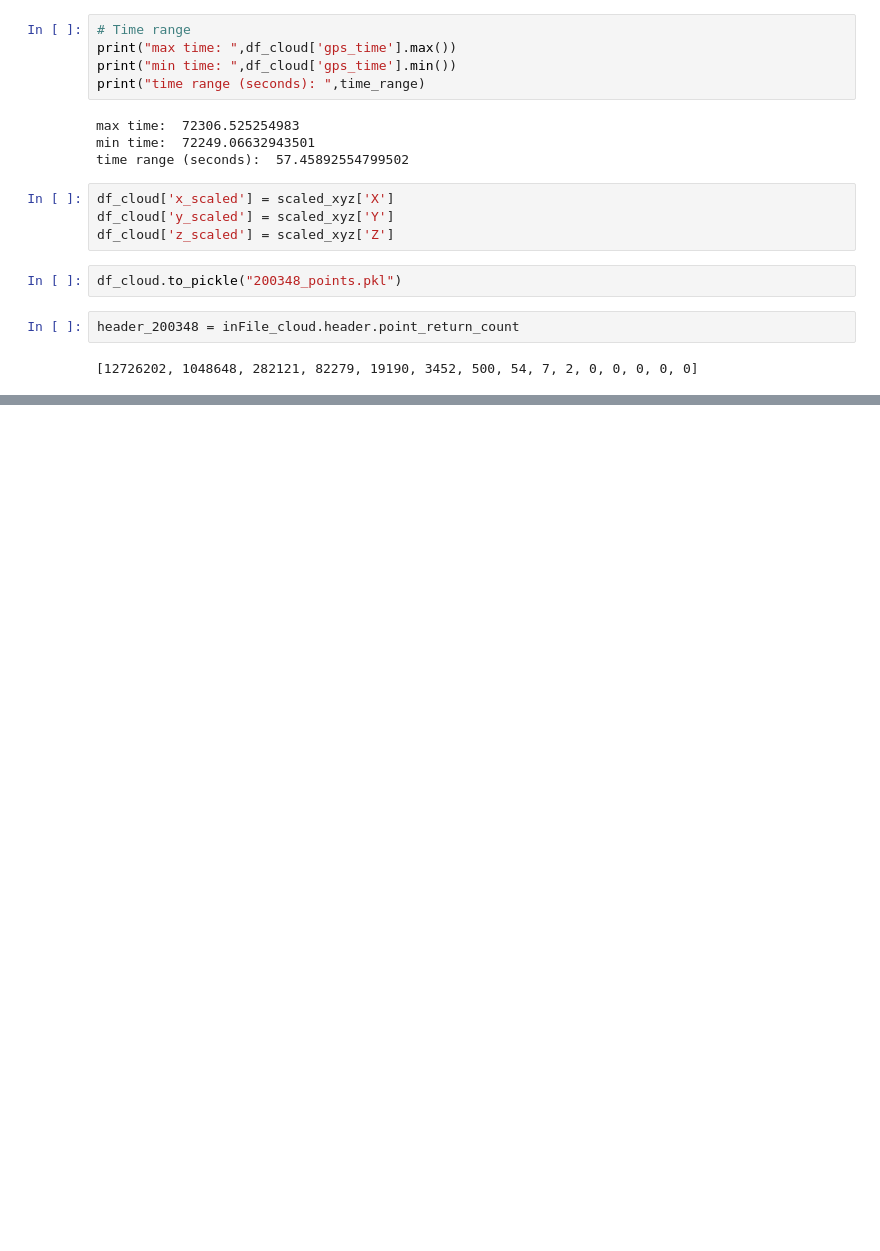
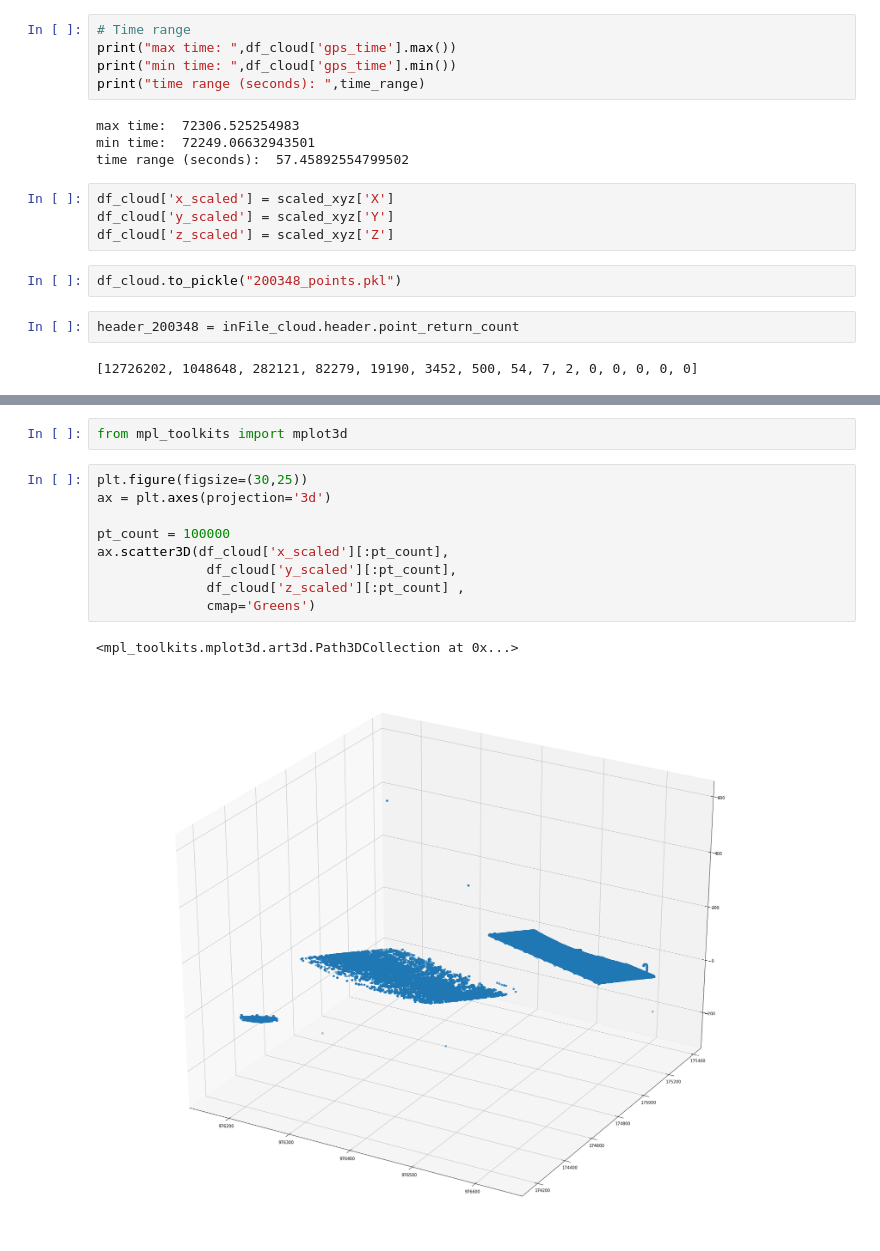
Before and after one commit to mihamerstan/lidar_metrics, a Jupyter notebook: notebooks/laspy_basic_las_viewing_v2.ipynb, the cells around one changed output, grey strips where cells are left out. Saved outputs shown, nothing was run; the diff lists cells and outputs as text; blank space fills up the shorter version.

```diff
--- a/notebooks/laspy_basic_las_viewing_v2.ipynb
+++ b/notebooks/laspy_basic_las_viewing_v2.ipynb
@@ -136,0 +137,14 @@ vlr.parsed_body'''
+# %%
+from mpl_toolkits import mplot3d
+# %%
+plt.figure(figsize=(30,25))
+ax = plt.axes(projection='3d')
+
+pt_count = 100000
+ax.scatter3D(df_cloud['x_scaled'][:pt_count],
+              df_cloud['y_scaled'][:pt_count],
+              df_cloud['z_scaled'][:pt_count] ,
+              cmap='Greens')
+# %% [output]
+<mpl_toolkits.mplot3d.art3d.Path3DCollection at 0x...>
+[figure, added]
```
Also changed, not shown: parts of 3 cells of this notebook.
